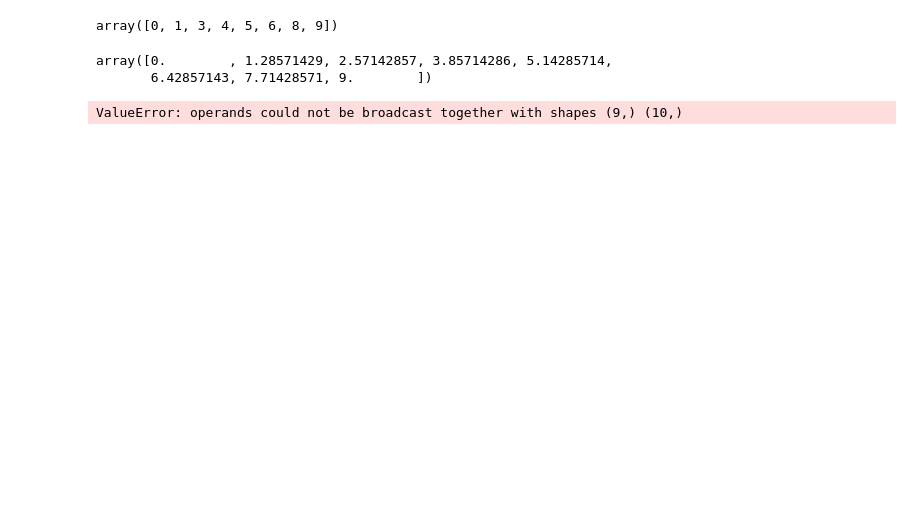
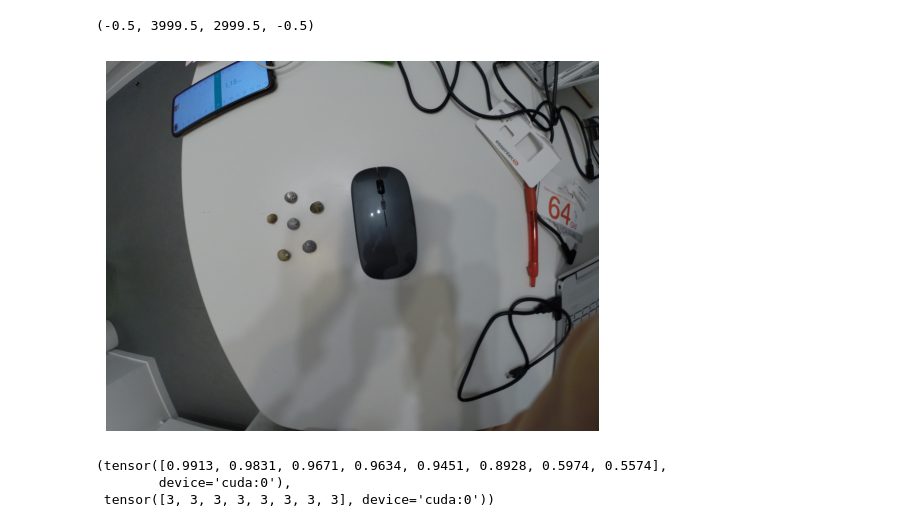
Before and after one commit to LounesAl/underwater-image-analysis, a Jupyter notebook: test.ipynb, the cells around one changed output. Drawn from its saved outputs; the diff is of its cells as text; code cells hidden in the pictures; blank space fills up the shorter version.

```diff
--- a/test.ipynb
+++ b/test.ipynb
@@ -376,13 +0,0 @@ result = arr[spaced_indices]
-# %%
-spaced_indices
-# %% [output]
-array([0, 1, 3, 4, 5, 6, 8, 9])
-# %%
-np.linspace(0, len(arr) - 1, 8)
-# %% [output]
-array([0.        , 1.28571429, 2.57142857, 3.85714286, 5.14285714,
-       6.42857143, 7.71428571, 9.        ])
-# %%
-np.allclose(np.sort(np.array([1, 2, 1, 5, 6, 2, 8, 8, 2])), np.sort(np.array([8, 1, 7, 2, 5, 8, 6, 2, 2, 1])))
-# %% [output]
-ValueError: operands could not be broadcast together with shapes (9,) (10,)
@@ -388,0 +9,6 @@ ValueError: operands could not be broadcast together with shapes (9,) (10,)
+# %%
+img = cv2.imread('./data/imgs_c0/GOPR1546.JPG')
+plt.imshow(img[:, :, ::-1]); plt.axis(False)
+# %% [output]
+(-0.5, 3999.5, 2999.5, -0.5)
+[figure, added]
@@ -388,0 +22,9 @@ ValueError: operands could not be broadcast together with shapes (9,) (10,)
+# %%
+# voir les classes predites
+## le resultat est de la forme : tensor([0, 1, 1, 2, 3, 3]), cela veut dire :
+## une espces PFE, deux actinia fermées, une ouverte et deux gibbula
+scores, classes1
+# %% [output]
+(tensor([0.9913, 0.9831, 0.9671, 0.9634, 0.9451, 0.8928, 0.5974, 0.5574],
+        device='cuda:0'),
+ tensor([3, 3, 3, 3, 3, 3, 3, 3], device='cuda:0'))
```
Also changed, not shown: parts of 41 cells of this notebook, 2 other files.
